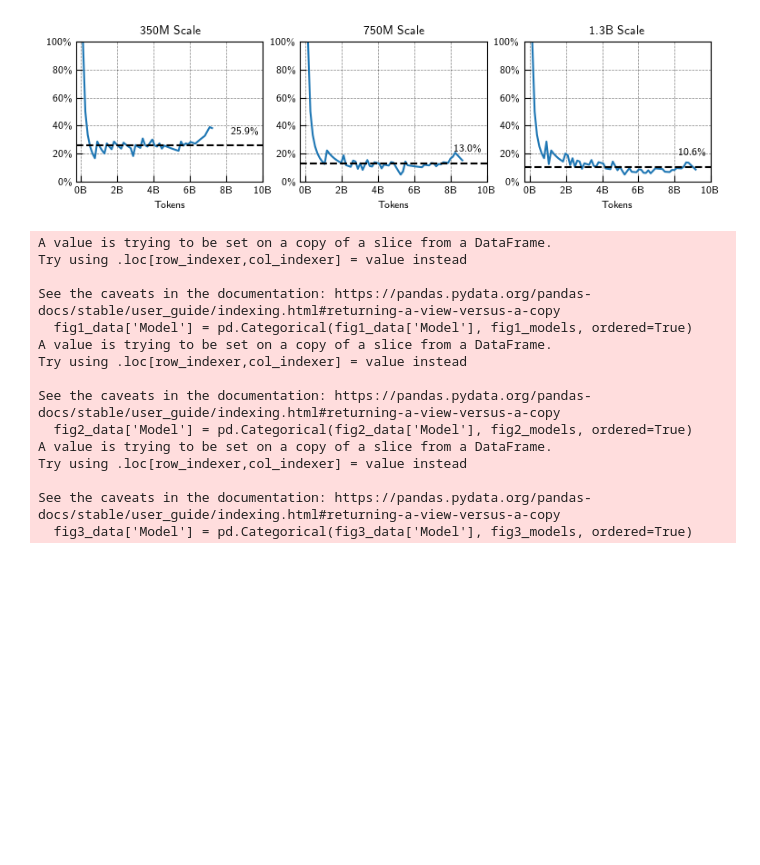
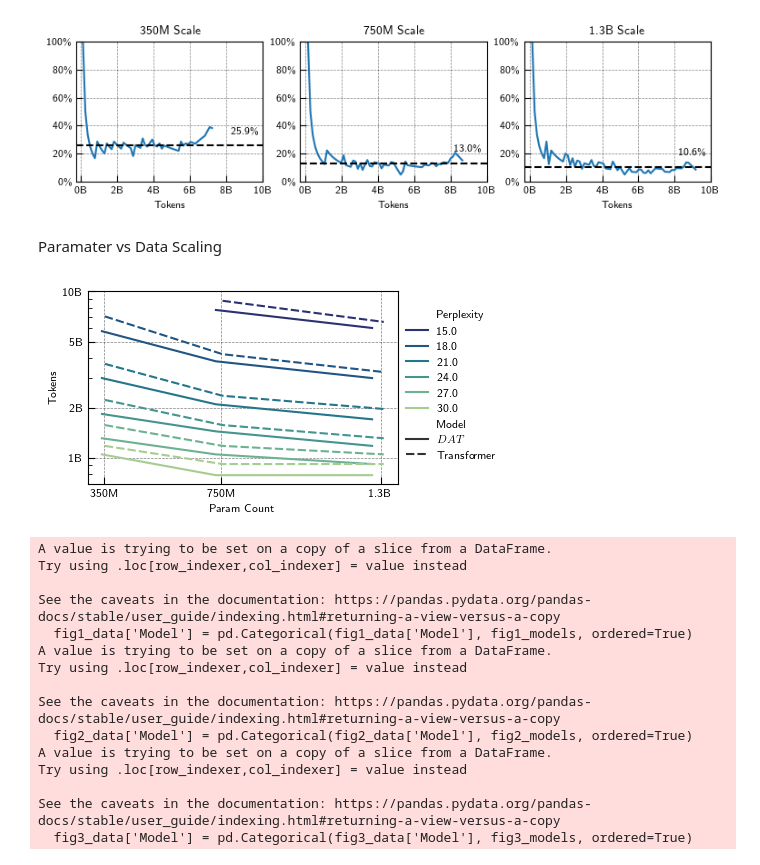
Before and after one commit to Awni00/abstract_transformer, a Jupyter notebook: figure_generation/figure_generation.ipynb, the cells around one changed output. Drawn from its saved outputs; the diff is of its cells as text; code cells hidden in the pictures; blank space fills up the shorter version.

```diff
--- a/figure_generation/figure_generation.ipynb
+++ b/figure_generation/figure_generation.ipynb
@@ -1249,6 +1359,37 @@ ax3.set_title('1.3B Scale');
 fig.savefig(f'{save_dir}/fineweb/tokens_ahead_percent.pdf', bbox_inches='tight')
 # %% [output]
 [figure]
+# %% [markdown]
+Paramater vs Data Scaling
+# %%
+def get_first_tokens_below_perp(line, perp):
+    return min([row.Tokens for _, row in line.iterrows() if row.Perplexity < perp], default=np.nan)
+
+df = pd.DataFrame()
+
+perplexities = np.linspace(15, 30, 6)
+
+for model in figure_data.Model.unique():
+    line = figure_data[figure_data.Model == model].sort_values('Tokens')
+    tokens = [get_first_tokens_below_perp(line, p) for p in perplexities]
+    df_ = pd.DataFrame({'Perplexity': perplexities, 'Tokens': tokens, #'Model': [model]*len(perplexities),
+        'Param Count': [parse_param_count(model)] * len(perplexities), 'Model': [model.split('-')[0]]*len(perplexities)})
+    df = pd.concat([df, df_])
+df = df.reset_index(drop=True)
+# %%
+fig, ax = plt.subplots(figsize=(4, 2.5))
+sns.lineplot(data=df, x='Param Count', y='Tokens', hue='Perplexity', style='Model', ax=ax,
+    palette=sns.color_palette("crest_r", as_cmap=True),
+    # palette=sns.cubehelix_palette(start=.5, rot=-.5, as_cmap=True),
+    # palette=sns.color_palette("dark:salmon_r", as_cmap=True),
+    )
+ax.set_yscale('log');
+ax.set_xticks([350e6, 750e6, 1.3e9], ['350M', '750M', '1.3B']);
+ax.set_yticks([1e9, 2e9, 5e9, 10e9], ['1B', '2B', '5B', '10B']);
+sns.move_legend(ax, loc='upper right', frameon=False, fancybox=False, bbox_to_anchor=(1.35,0.95))
+fig.savefig(f'{save_dir}/fineweb/tokens_vs_param_count.pdf', bbox_inches='tight')
+# %% [output]
+[figure, added]
 # %%
 # Val Loss - Log Tokens
 
```
Also changed, not shown: parts of 30 cells of this notebook, 2 other files.
